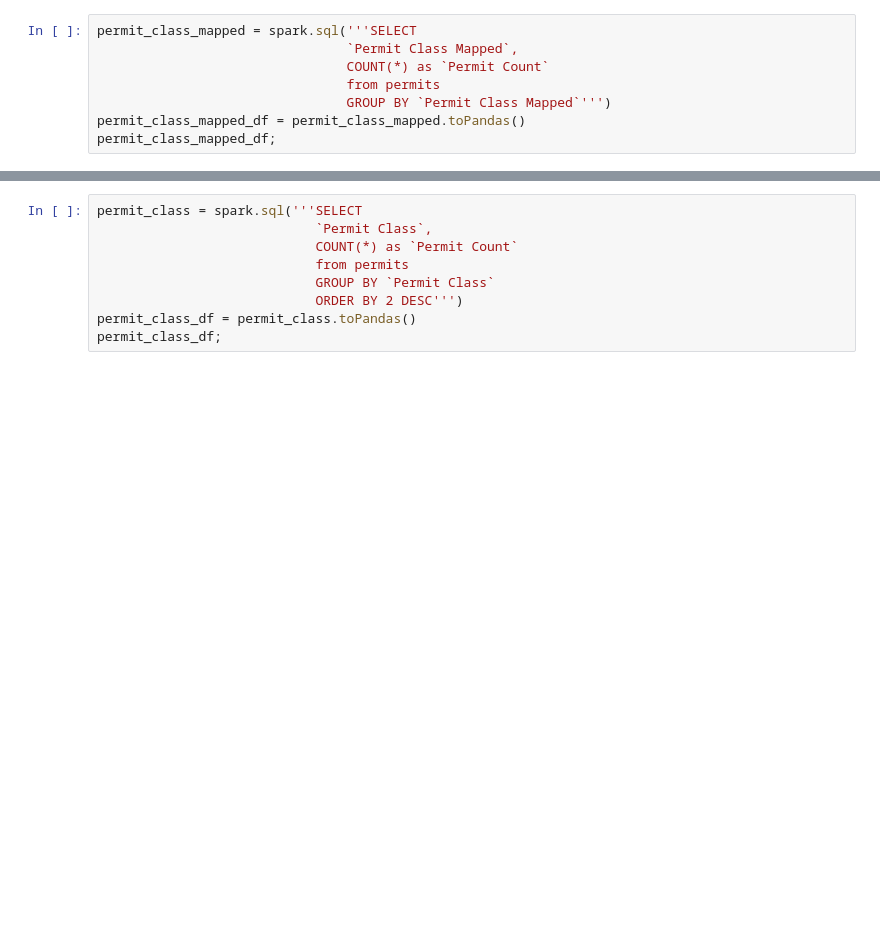
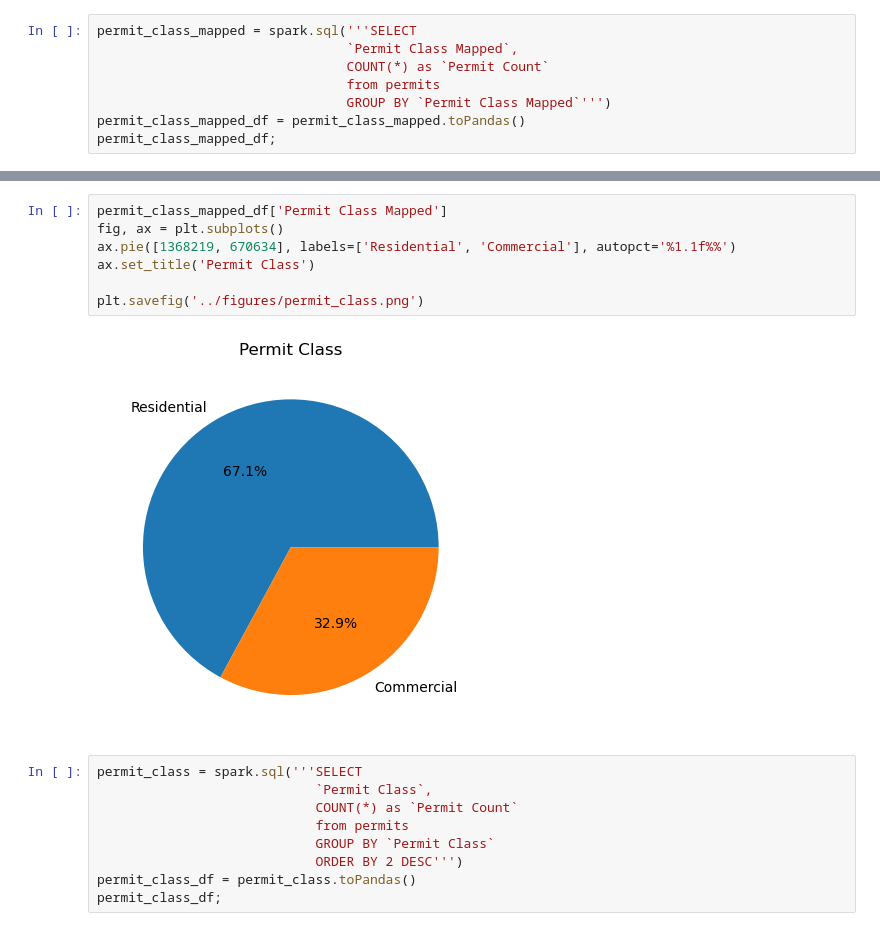
Before and after one commit to rezaganj/Capstone1-Construction-Permits-Austin-TX, a Jupyter notebook: notebooks/main.ipynb, the cells around one changed output, grey strips where cells are left out. Cells and saved outputs as stored; diff of their text form; blank space fills up the shorter version.

```diff
--- a/notebooks/main.ipynb
+++ b/notebooks/main.ipynb
@@ -248,3 +301,12 @@ permit_class_mapped_df;
+# %%
+permit_class_mapped_df['Permit Class Mapped']
+fig, ax = plt.subplots()
+ax.pie([1368219, 670634], labels=['Residential', 'Commercial'], autopct='%1.1f%%')
+ax.set_title('Permit Class')
+
+plt.savefig('../figures/permit_class.png')
+# %% [output]
+[figure, added]
 # %%
 permit_class = spark.sql('''SELECT
                             `Permit Class`,
```
Also changed, not shown: parts of 23 cells of this notebook, 19 other files.
